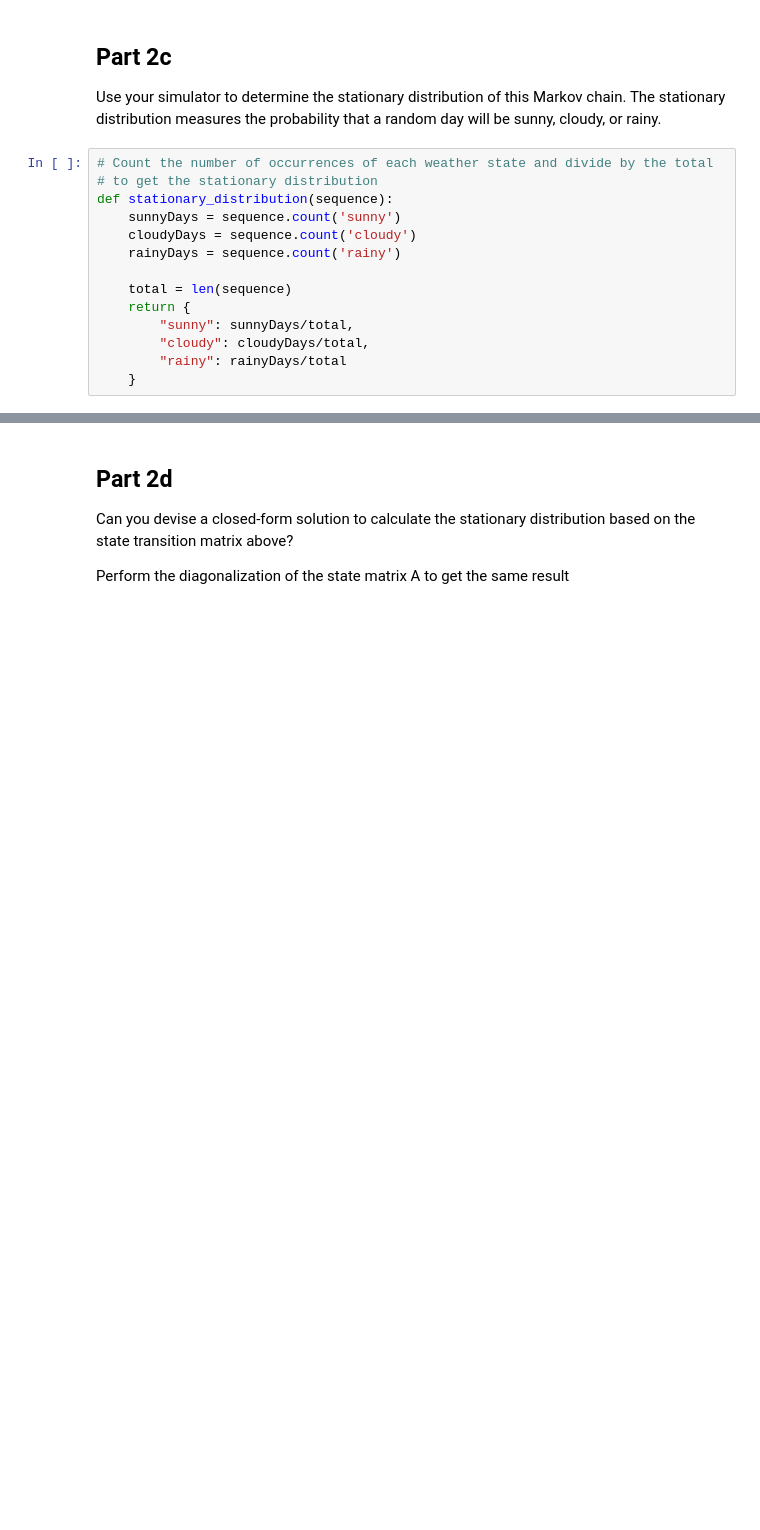
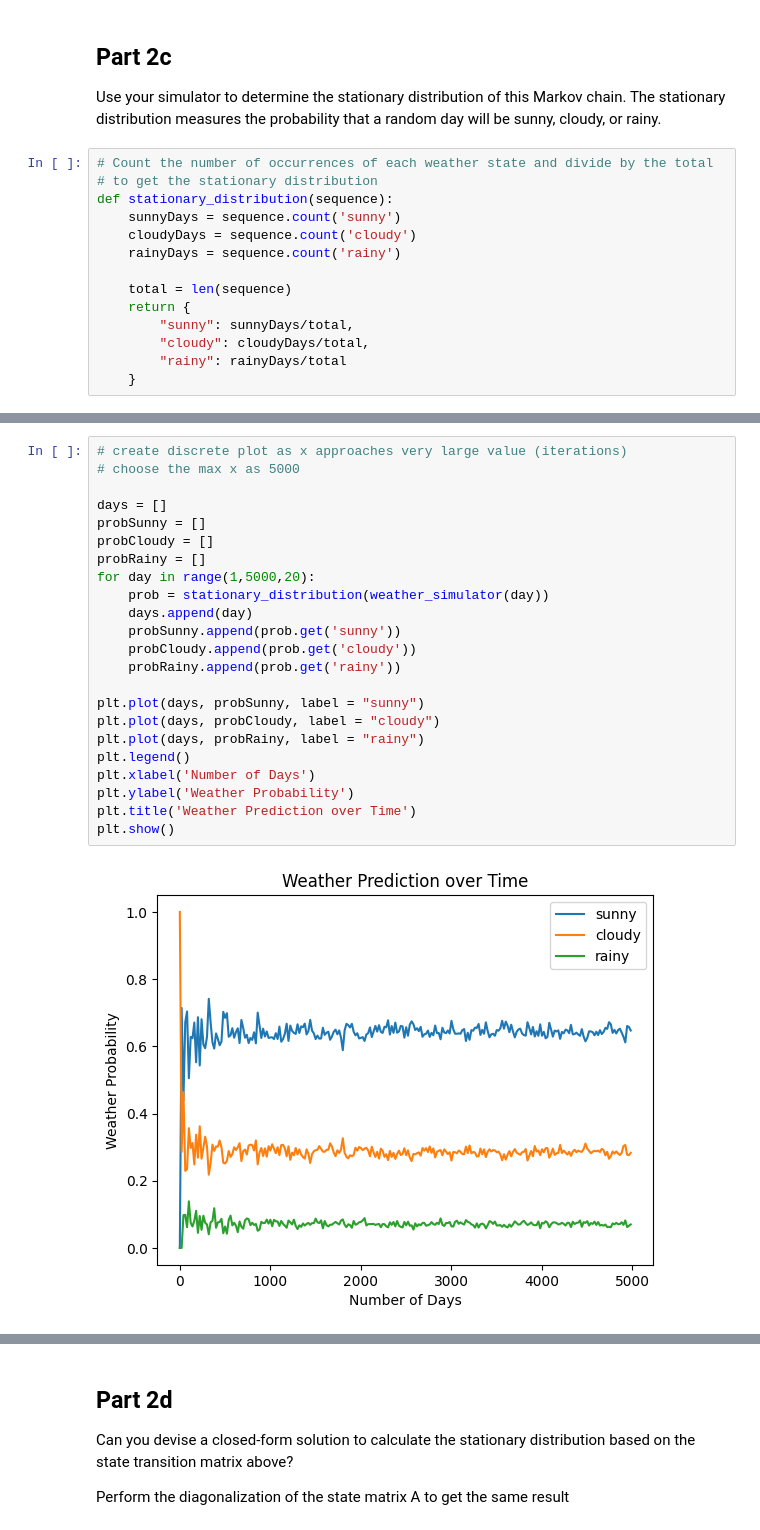
Before and after one commit to meuliano/AutonomousFieldRobotics, a Jupyter notebook: HW1/hw1_euliano.ipynb, the cells around one changed output, grey strips where cells are left out. Drawn from its saved outputs; the diff is of its cells as text; blank space fills up the shorter version.

```diff
--- a/HW1/hw1_euliano.ipynb
+++ b/HW1/hw1_euliano.ipynb
@@ -77,0 +80,25 @@ After defining the state transition matrix and the list of states, the weather s
+# %%
+# create discrete plot as x approaches very large value (iterations)
+# choose the max x as 5000
+
+days = []
+probSunny = []
+probCloudy = []
+probRainy = []
+for day in range(1,5000,20):
+    prob = stationary_distribution(weather_simulator(day))
+    days.append(day)
+    probSunny.append(prob.get('sunny'))
+    probCloudy.append(prob.get('cloudy'))
+    probRainy.append(prob.get('rainy'))
+
+plt.plot(days, probSunny, label = "sunny")
+plt.plot(days, probCloudy, label = "cloudy")
+plt.plot(days, probRainy, label = "rainy")
+plt.legend()
+plt.xlabel('Number of Days')
+plt.ylabel('Weather Probability')
+plt.title('Weather Prediction over Time')
+plt.show()
+# %% [output]
+[figure, added]
```
Also changed, not shown: parts of 7 cells of this notebook.
